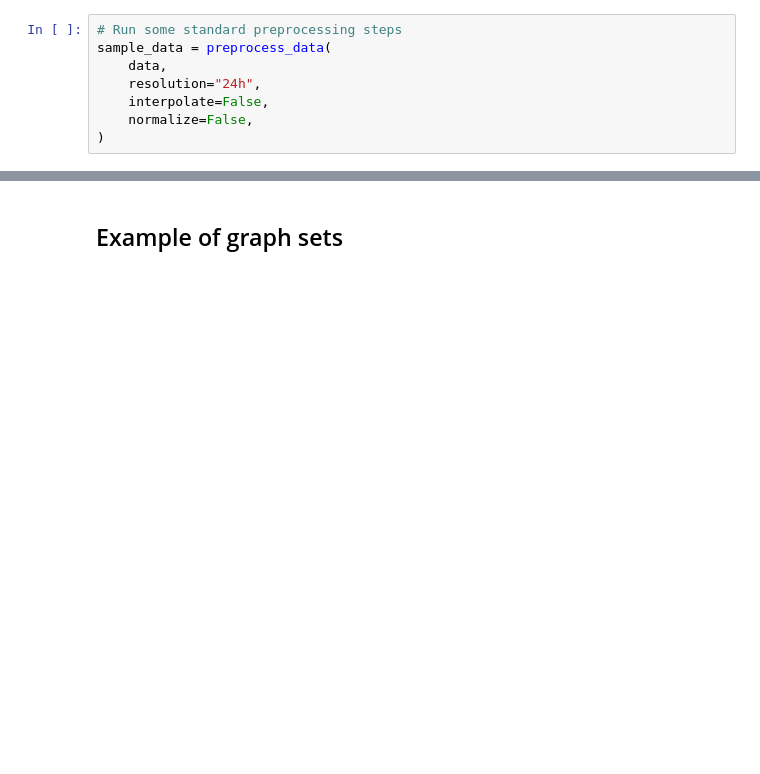
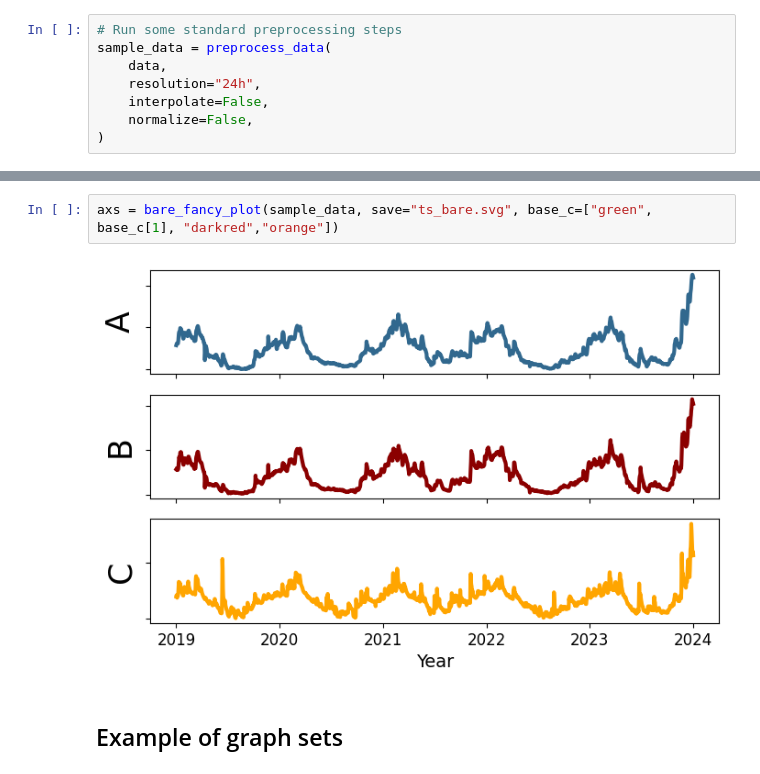
Before and after one commit to floatinglittlerocks/causalrivers, a Jupyter notebook: graphics/maps.ipynb, the cells around one changed output, grey strips where cells are left out. Cells and saved outputs as stored; diff of their text form; blank space fills up the shorter version.

```diff
--- a/graphics/maps.ipynb
+++ b/graphics/maps.ipynb
@@ -188,5 +138,9 @@ axs = fancy_plot(sample_data, base_c,save="ts.svg", emph=19620)
 # %% [output]
 [figure]
+# %%
+axs = bare_fancy_plot(sample_data, save="ts_bare.svg", base_c=["green", base_c[1], "darkred","orange"])
+# %% [output]
+[figure, added]
 # %% [markdown]
 ## Example of graph sets
 # %%
```
Also changed, not shown: parts of 11 cells of this notebook, 14 other files.
